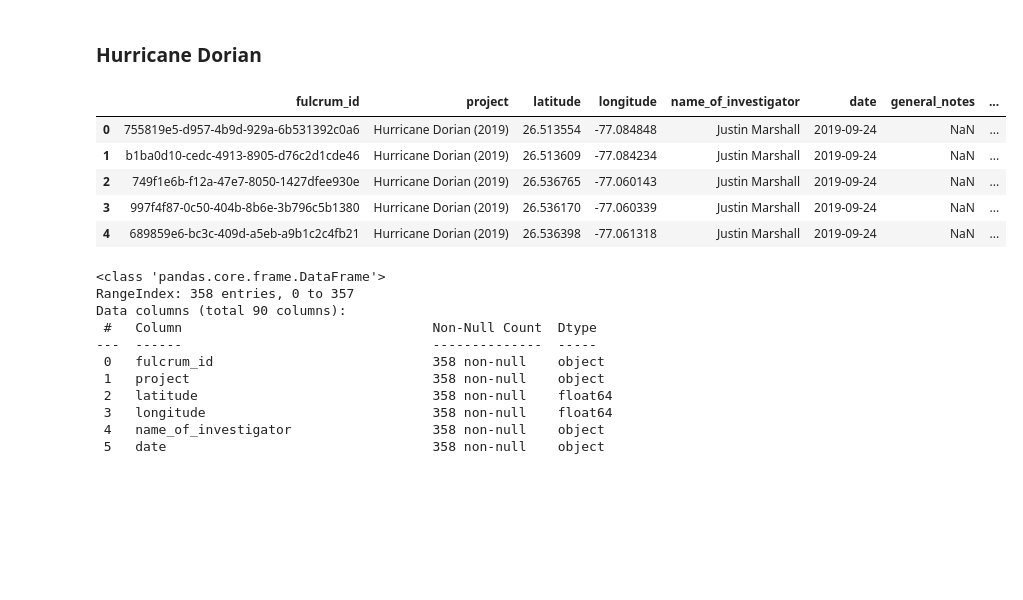
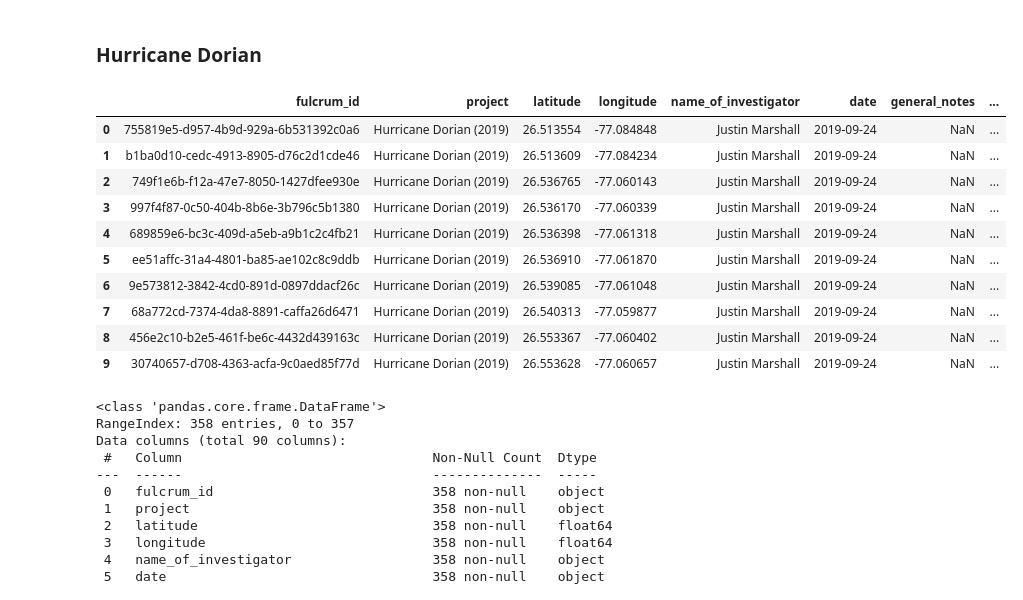
Before and after one commit to easyesplat/BRG_MongoDB_Scripts, a Jupyter notebook: Data_Exploration/hurricane_data_exploration.ipynb, the cells around one changed output. Drawn from its saved outputs; the diff is of its cells as text; code cells hidden in the pictures; blank space fills up the shorter version.

```diff
--- a/Data_Exploration/hurricane_data_exploration.ipynb
+++ b/Data_Exploration/hurricane_data_exploration.ipynb
@@ -127,14 +134,19 @@ print("% of descriptions: " + str(1 - (note_columns.isna().all(axis=1).sum() / l
 ### Hurricane Dorian
 # %%
 dorian_building_data = pd.read_excel("../Data/Hurricane_Dorian/Dorian_PA_Final.xlsx")
-dorian_building_data.head()
+dorian_building_data.head(10)
 # %% [output]
 |  | fulcrum_id | project | latitude | longitude | name_of_investigator | date | general_notes | ... |
 | 0 | 755819e5-d957-4b9d-929a-6b531392c0a6 | Hurricane Dorian (2019) | 26.513554 | -77.084848 | Justin Marshall | 2019-09-24 | NaN | ... |
 | 1 | b1ba0d10-cedc-4913-8905-d76c2d1cde46 | Hurricane Dorian (2019) | 26.513609 | -77.084234 | Justin Marshall | 2019-09-24 | NaN | ... |
 | 2 | 749f1e6b-f12a-47e7-8050-1427dfee930e | Hurricane Dorian (2019) | 26.536765 | -77.060143 | Justin Marshall | 2019-09-24 | NaN | ... |
 | 3 | 997f4f87-0c50-404b-8b6e-3b796c5b1380 | Hurricane Dorian (2019) | 26.536170 | -77.060339 | Justin Marshall | 2019-09-24 | NaN | ... |
 | 4 | 689859e6-bc3c-409d-a5eb-a9b1c2c4fb21 | Hurricane Dorian (2019) | 26.536398 | -77.061318 | Justin Marshall | 2019-09-24 | NaN | ... |
+| 5 | ee51affc-31a4-4801-ba85-ae102c8c9ddb | Hurricane Dorian (2019) | 26.536910 | -77.061870 | Justin Marshall | 2019-09-24 | NaN | ... |
+| 6 | 9e573812-3842-4cd0-891d-0897ddacf26c | Hurricane Dorian (2019) | 26.539085 | -77.061048 | Justin Marshall | 2019-09-24 | NaN | ... |
+| 7 | 68a772cd-7374-4da8-8891-caffa26d6471 | Hurricane Dorian (2019) | 26.540313 | -77.059877 | Justin Marshall | 2019-09-24 | NaN | ... |
+| 8 | 456e2c10-b2e5-461f-be6c-4432d439163c | Hurricane Dorian (2019) | 26.553367 | -77.060402 | Justin Marshall | 2019-09-24 | NaN | ... |
+| 9 | 30740657-d708-4363-acfa-9c0aed85f77d | Hurricane Dorian (2019) | 26.553628 | -77.060657 | Justin Marshall | 2019-09-24 | NaN | ... |
 # %%
 dorian_building_data.info()
 # %% [output]
```
Also changed, not shown: parts of 4 cells of this notebook, 8 other files.
